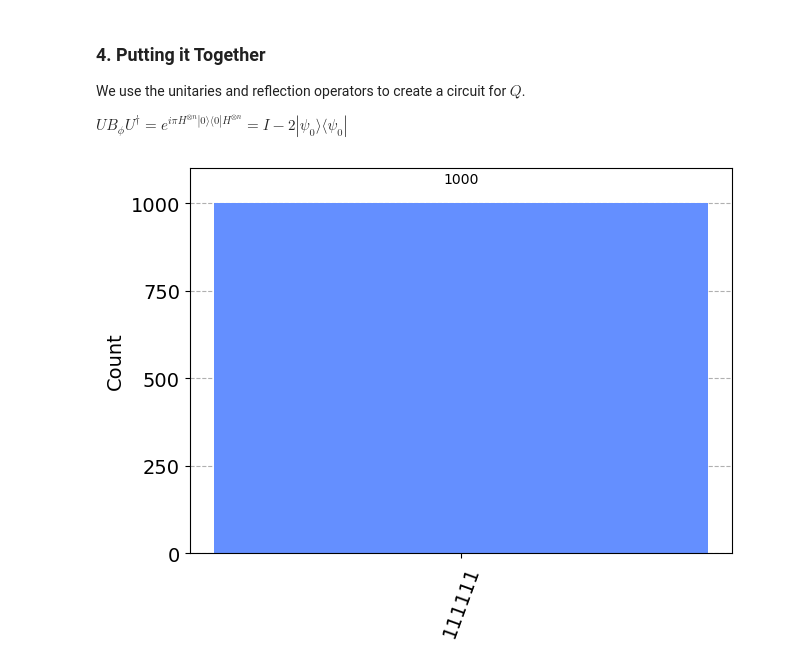
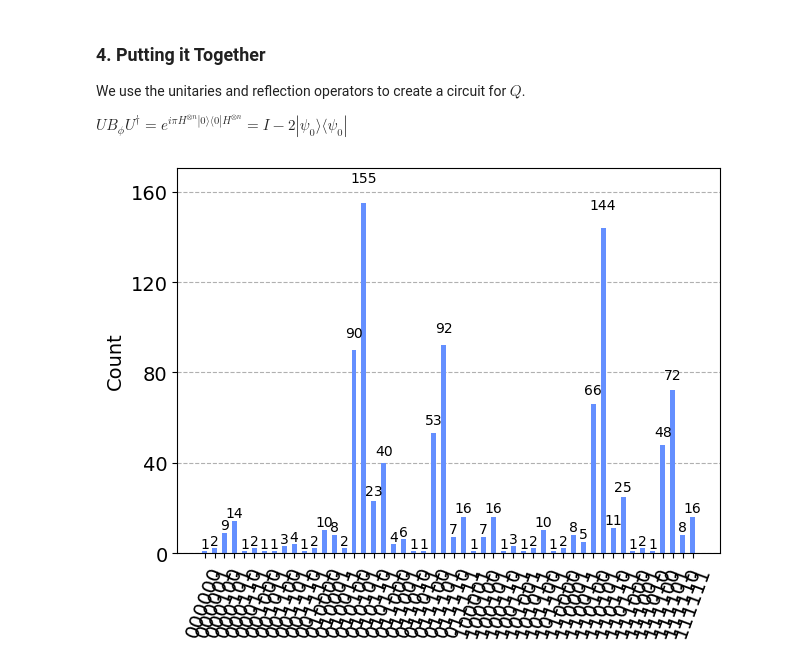
Before and after one commit to dandan002/ECE396-Final-Project, a Jupyter notebook: final-project_v2.ipynb, the cells around one changed output. Saved outputs shown, nothing was run; the diff lists cells and outputs as text; code cells hidden in the pictures.

```diff
--- a/final-project_v2.ipynb
+++ b/final-project_v2.ipynb
@@ -170,35 +170,36 @@ def simulate_circuit(circuit, repetitions=1000):
 
     # Execute the circuit
     result = execute(measured_circuit, simulator, shots=repetitions).result()
     counts = result.get_counts()
 
     return counts
 
 # Modify the algorithm to include A_phi repeatedly
 def iterate_algorithm(U_circuit, B_phi_circuit, A_phi_circuit, iterations):
     """
     Apply the algorithm circuit repeatedly, incorporating A_phi.
     """
     iterative_circuit = QuantumCircuit(6, name='Iterative_Algorithm')
 
-    # Initialize with A_phi
-    iterative_circuit.compose(A_phi_circuit, inplace=True)
+    # Initialize with A_0
+    iterative_circuit.compose(a0_circuit, inplace=True)
 
     # Apply the algorithm repeatedly
     for _ in range(iterations):
         iterative_circuit.compose(U_circuit.inverse(), inplace=True)
+        iterative_circuit.compose(A_phi_circuit, inplace=True)
+        iterative_circuit.compose(U_circuit, inplace=True)
         iterative_circuit.compose(B_phi_circuit, inplace=True)
-        iterative_circuit.compose(U_circuit, inplace=True)
     return iterative_circuit
 
 # Set up the simulation
-iterations = 2
+iterations = 4
 iterative_circuit = iterate_algorithm(U_circuit, B_phi_circuit, A_phi_circuit, iterations)
 
 # Simulate the iterative circuit
 counts = simulate_circuit(iterative_circuit)
 
 # Plot the results
 plot_histogram(counts)
 # %% [output]
-[figure, old version]
+[figure, new version]
```
Also changed, not shown: parts of 2 cells of this notebook, 2 other files.
